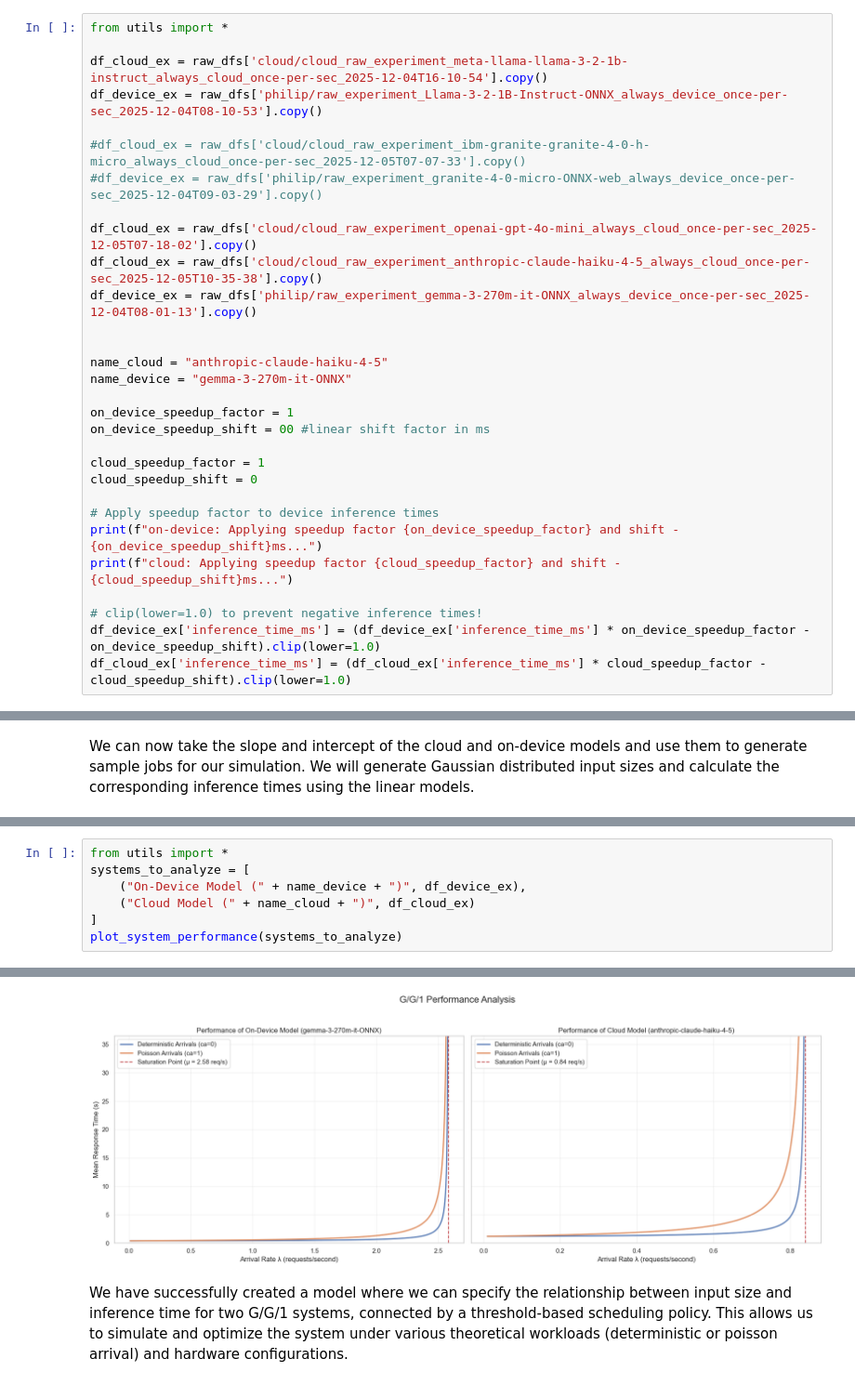
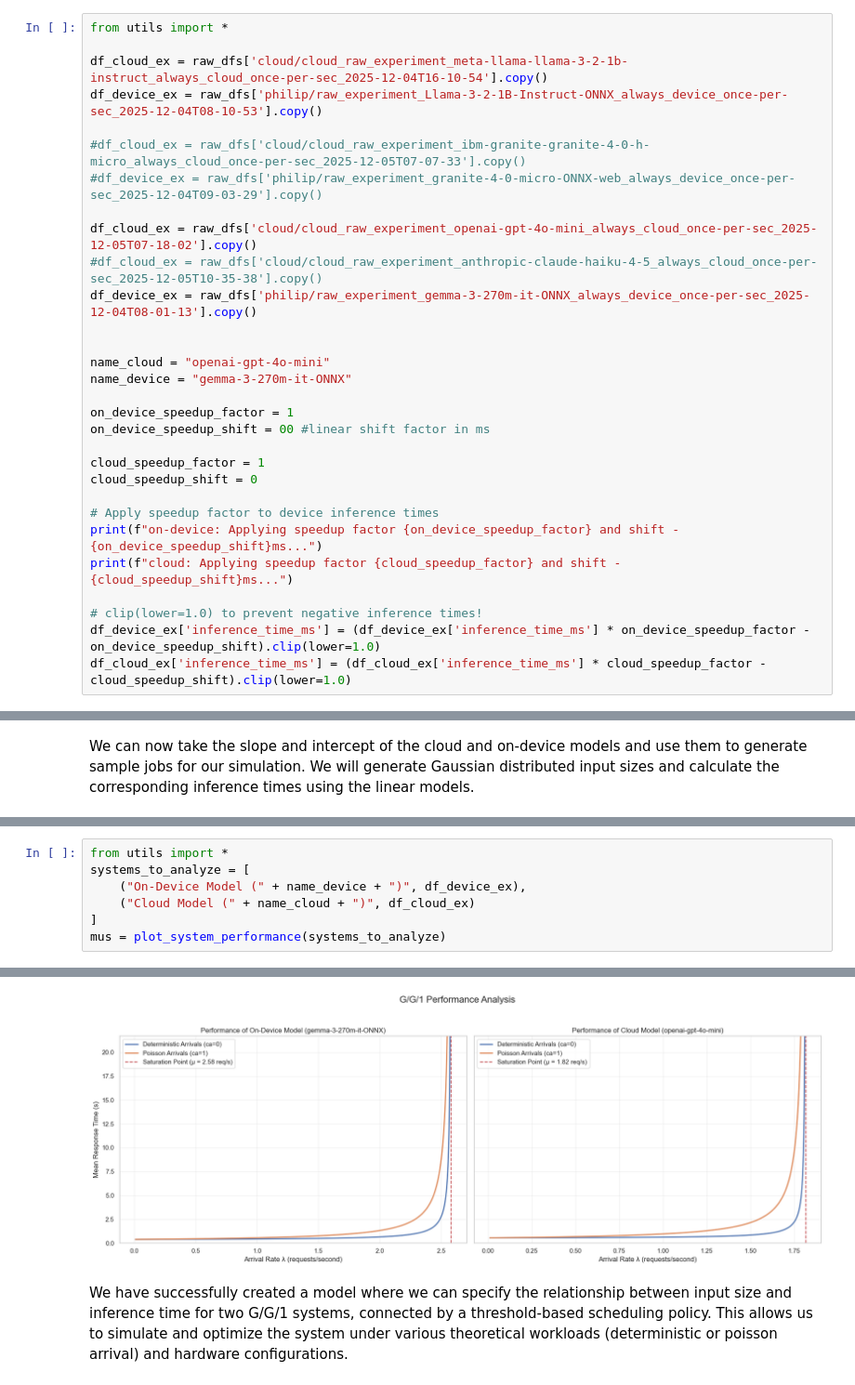
Before and after one commit to fabianHueni/UNIBE_MSGAI_HS25_Project, a Jupyter notebook: analyse/analyse_queueing_policy.ipynb, the cells around one changed output, grey strips where cells are left out. Shown at 93% size. Cells and saved outputs as stored; diff of their text form.

```diff
--- a/analyse/analyse_queueing_policy.ipynb
+++ b/analyse/analyse_queueing_policy.ipynb
@@ -107,11 +110,11 @@ df_device_ex = raw_dfs['philip/raw_experiment_Llama-3-2-1B-Instruct-ONNX_always_
 #df_device_ex = raw_dfs['philip/raw_experiment_granite-4-0-micro-ONNX-web_always_device_once-per-sec_2025-12-04T09-03-29'].copy()
 
 df_cloud_ex = raw_dfs['cloud/cloud_raw_experiment_openai-gpt-4o-mini_always_cloud_once-per-sec_2025-12-05T07-18-02'].copy()
-df_cloud_ex = raw_dfs['cloud/cloud_raw_experiment_anthropic-claude-haiku-4-5_always_cloud_once-per-sec_2025-12-05T10-35-38'].copy()
+#df_cloud_ex = raw_dfs['cloud/cloud_raw_experiment_anthropic-claude-haiku-4-5_always_cloud_once-per-sec_2025-12-05T10-35-38'].copy()
 df_device_ex = raw_dfs['philip/raw_experiment_gemma-3-270m-it-ONNX_always_device_once-per-sec_2025-12-04T08-01-13'].copy()
 
 
-name_cloud = "anthropic-claude-haiku-4-5"
+name_cloud = "openai-gpt-4o-mini"
 name_device = "gemma-3-270m-it-ONNX"
 
 on_device_speedup_factor = 1
@@ -352,7 +355,7 @@ systems_to_analyze = [
     ("On-Device Model (" + name_device + ")", df_device_ex),
     ("Cloud Model (" + name_cloud + ")", df_cloud_ex)
 ]
-plot_system_performance(systems_to_analyze)
+mus = plot_system_performance(systems_to_analyze)
 # %% [output]
 --- Analyzing: On-Device Model (gemma-3-270m-it-ONNX) ---
 Mean Service Time (E[S]): 0.3874 s
@@ -366,4 +369,4 @@ Service Time CoV (cs): 0.54
-[figure, old version]
+[figure, new version]
 # %% [markdown]
 We have successfully created a model where we can specify the relationship between input size and inference time for two G/G/1 systems, connected by a threshold-based scheduling policy. This allows us to simulate and optimize the system under various theoretical workloads (deterministic or poisson arrival) and hardware configurations.
 # %% [markdown]
```
Also changed, not shown: parts of 25 cells of this notebook, 1 other file.
